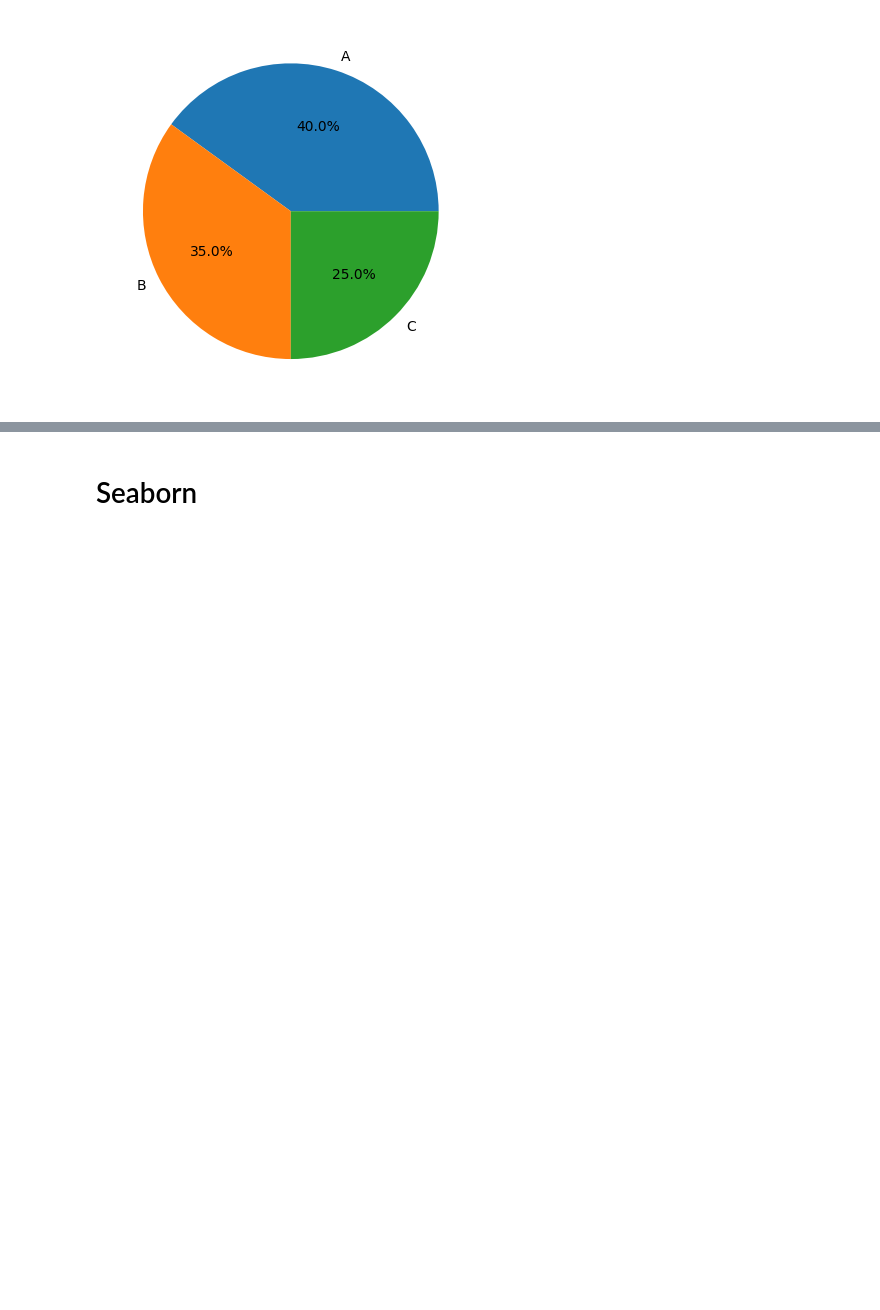
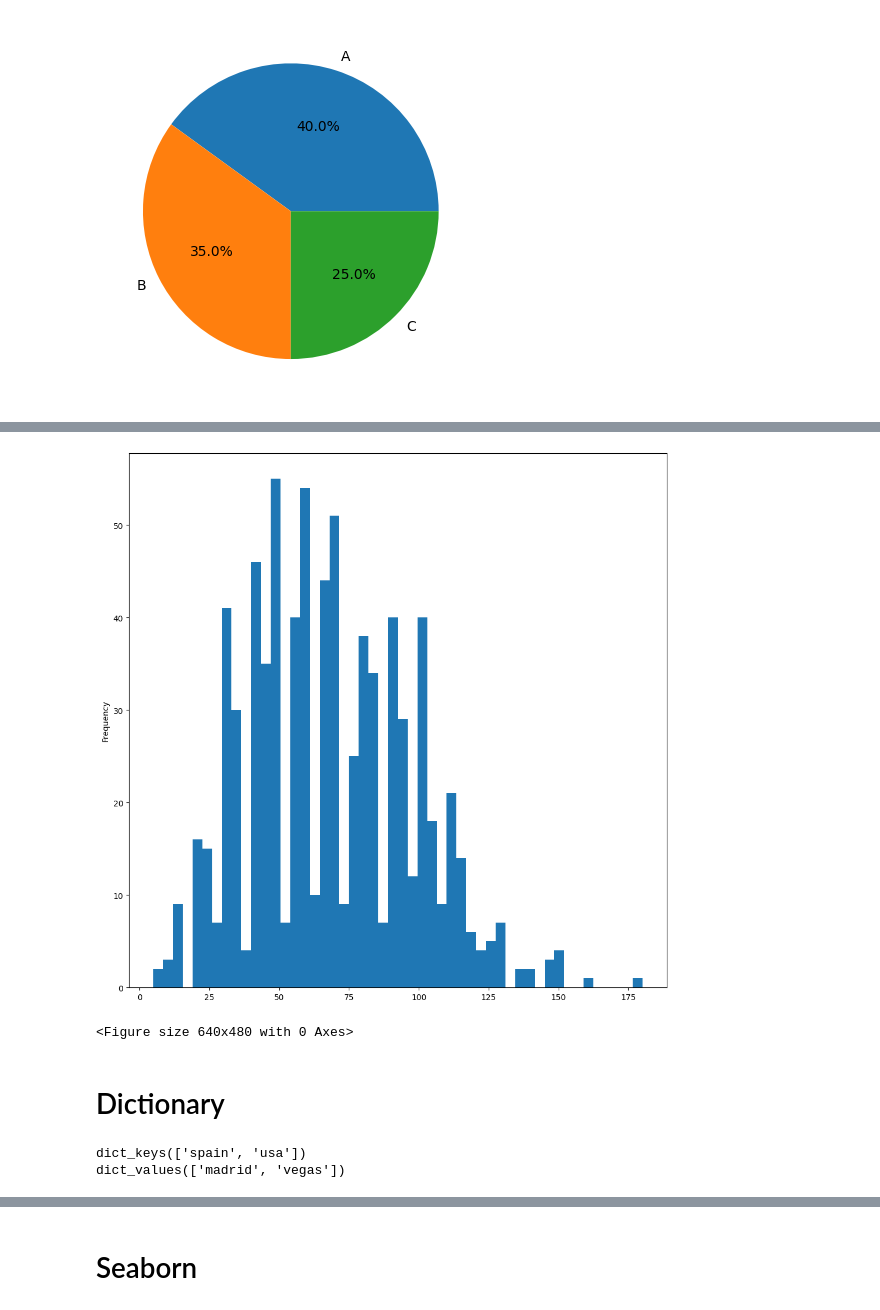
Before and after one commit to hamyhhmit-create/Data-ScienceTutorial, a Jupyter notebook: DS/Python_Introduction/Introduction_to_python.ipynb, the cells around one changed output, grey strips where cells are left out. Cells and saved outputs as stored; diff of their text form; code cells hidden in the pictures; blank space fills up the shorter version.

```diff
--- a/DS/Python_Introduction/Introduction_to_python.ipynb
+++ b/DS/Python_Introduction/Introduction_to_python.ipynb
@@ -138,0 +163,24 @@ plt.show()
+# %%
+# Histogram
+# bins = number of bar in figure
+data.Speed.plot(kind = 'hist',bins = 50,figsize = (12,12))
+plt.show()
+# %% [output]
+[figure, added]
+# %%
+# clf() = cleans it up again you can start a fresh
+data.Speed.plot(kind = 'hist',bins = 50)
+plt.clf()
+# We cannot see plot due to clf()
+# %% [output]
+<Figure size 640x480 with 0 Axes>
+# %% [markdown]
+# Dictionary
+# %%
+#create dictionary and look its keys and values
+dictionary = {'spain' : 'madrid','usa' : 'vegas'} # keys: values
+print(dictionary.keys())
+print(dictionary.values())
+# %% [output]
+dict_keys(['spain', 'usa'])
+dict_values(['madrid', 'vegas'])
```
Also changed, not shown: parts of 11 cells of this notebook.
